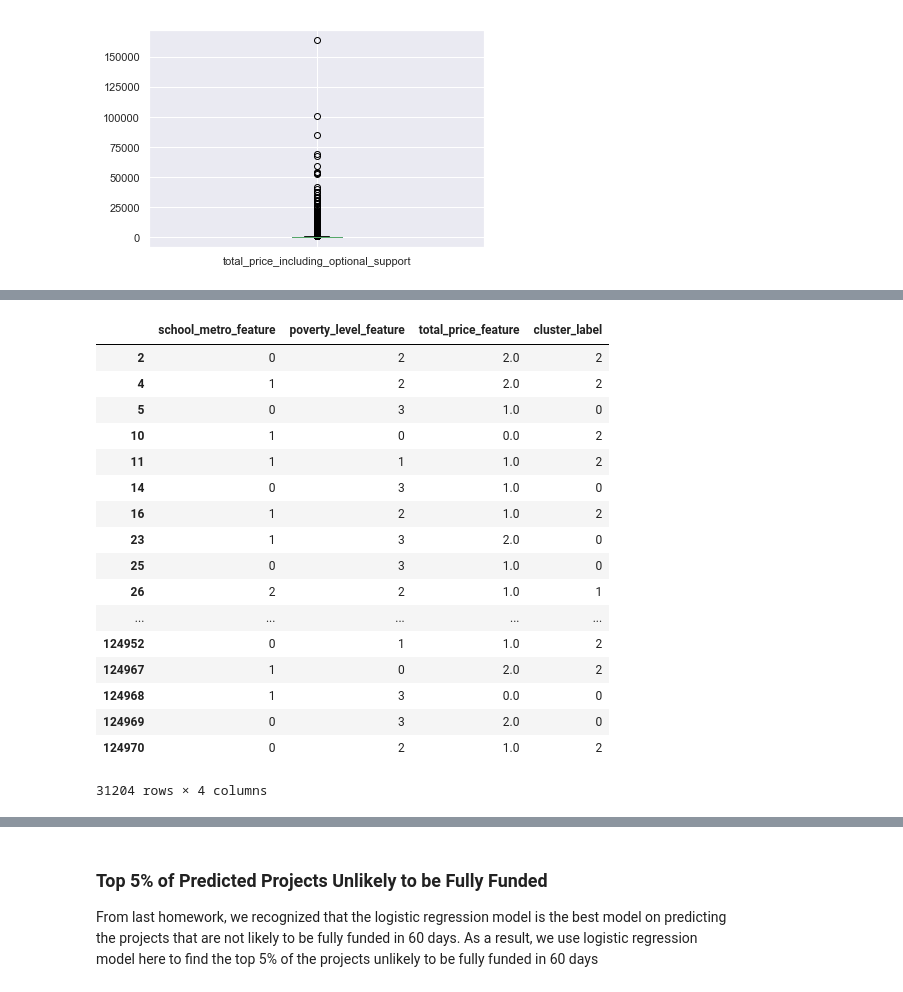
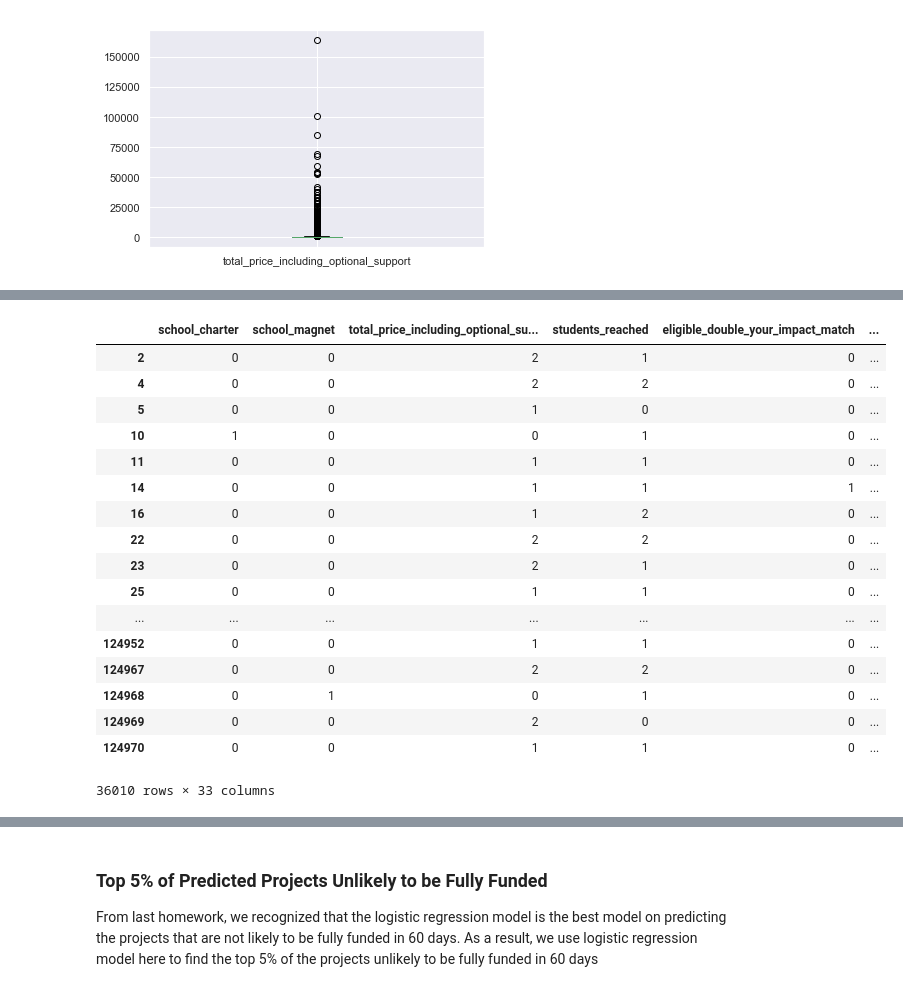
Before and after one commit to jizhao94/MLHW4, a Jupyter notebook: Unsupervised Learning.ipynb, the cells around one changed output, grey strips where cells are left out. Cells and saved outputs as stored; diff of their text form; code cells hidden in the pictures.

```diff
--- a/Unsupervised Learning.ipynb
+++ b/Unsupervised Learning.ipynb
@@ -266,5 +358,0 @@ array(['highest poverty', 'high poverty', 'low poverty',
-# %%
-data['school_metro_feature'] = data['school_metro'].replace(['urban', 'suburban', 'rural'], [0,1,2])
-# %%
-data['poverty_level_feature'] = data['poverty_level'].replace(['low poverty', 'moderate poverty',
-                                                               'high poverty', 'highest poverty'], [0,1,2,3])
@@ -273,8 +420,3 @@ data['total_price_including_optional_support'].plot.box()
 # %% [output]
 <matplotlib.axes._subplots.AxesSubplot at 0x...>
 [figure]
-# %%
-to_be_discretized = 'total_price_including_optional_support'
-data['total_price_feature'] = pd.cut(data[to_be_discretized], bins=[data[to_be_discretized].min(), data[to_be_discretized].quantile(0.25), data[to_be_discretized].quantile(0.75),
-                                              	data[to_be_discretized].max()], labels=[0,1,2], include_lowest=True)
-data['total_price_feature'] = data['total_price_feature'].astype('float')
@@ -283,0 +434,15 @@ to_be_observed = new_features + ['over_60_days']
+# %%
+# Select the features and drop the null values in the features
+# Convert categories to corresponding integers in categorical variables
+features = ['school_metro','school_charter', 'school_magnet',
+            'primary_focus_area', 'secondary_focus_area', 'poverty_level', 'resource_type', 'total_price_including_optional_support',
+           'students_reached', 'eligible_double_your_impact_match']
+to_dummies = ['school_metro', 'primary_focus_area', 'secondary_focus_area', 'resource_type', 'poverty_level']
+replace_to_numbers = ['school_charter', 'school_magnet', 'eligible_double_your_impact_match']
+to_discretize = ['total_price_including_optional_support', 'students_reached']
+for col in replace_to_numbers:
+    data[col] = data[col].replace(['f','t'], [0,1])
+data = to_dummy(data, to_dummies)
+for column in to_discretize:
+    fill_na(data, to_discretize)
+discretize_col(data, to_discretize)
@@ -350,25 +633,25 @@ find_summary_stats_of_cluster(cluster_map, 2)
 # %%
-X_2 = data[to_be_observed]
-X_2 = data[to_be_observed][data[to_be_observed]['over_60_days'] == 1]
-kmeans, y_kmeans = create_clustering_model(X_2[X_2.columns[:-1]], 3)
+# Apply the k-means clustering model only to the observations that do not get fully-funded in 60 days
+X_2 = data_select[data_select['over_60_days'] == 1]
+kmeans, y_kmeans = create_clustering_model(X_2, 3)
 cluster_map_2 = create_cluster_map(X_2[X_2.columns[:-1]], kmeans)
 cluster_map_2
 # %% [output]
-|  | school_metro_feature | poverty_level_feature | total_price_feature | cluster_label |
-| 2 | 0 | 2 | 2.0 | 2 |
-| 4 | 1 | 2 | 2.0 | 2 |
-| 5 | 0 | 3 | 1.0 | 0 |
-| 10 | 1 | 0 | 0.0 | 2 |
-| 11 | 1 | 1 | 1.0 | 2 |
-| 14 | 0 | 3 | 1.0 | 0 |
-| 16 | 1 | 2 | 1.0 | 2 |
-| 23 | 1 | 3 | 2.0 | 0 |
-| 25 | 0 | 3 | 1.0 | 0 |
-| 26 | 2 | 2 | 1.0 | 1 |
-| ... | ... | ... | ... | ... |
-| 124952 | 0 | 1 | 1.0 | 2 |
-| 124967 | 1 | 0 | 2.0 | 2 |
-| 124968 | 1 | 3 | 0.0 | 0 |
-| 124969 | 0 | 3 | 2.0 | 0 |
-| 124970 | 0 | 2 | 1.0 | 2 |
+|  | school_charter | school_magnet | total_price_including_optional_su... | students_reached | eligible_double_your_impact_match | ... |
+| 2 | 0 | 0 | 2 | 1 | 0 | ... |
+| 4 | 0 | 0 | 2 | 2 | 0 | ... |
+| 5 | 0 | 0 | 1 | 0 | 0 | ... |
+| 10 | 1 | 0 | 0 | 1 | 0 | ... |
+| 11 | 0 | 0 | 1 | 1 | 0 | ... |
+| 14 | 0 | 0 | 1 | 1 | 1 | ... |
+| 16 | 0 | 0 | 1 | 2 | 0 | ... |
+| 22 | 0 | 0 | 2 | 2 | 0 | ... |
+| 23 | 0 | 0 | 2 | 1 | 0 | ... |
+| 25 | 0 | 0 | 1 | 1 | 0 | ... |
+| ... | ... | ... | ... | ... | ... | ... |
+| 124952 | 0 | 0 | 1 | 1 | 0 | ... |
+| 124967 | 0 | 0 | 2 | 2 | 0 | ... |
+| 124968 | 0 | 1 | 0 | 1 | 0 | ... |
+| 124969 | 0 | 0 | 2 | 0 | 0 | ... |
+| 124970 | 0 | 0 | 1 | 1 | 0 | ... |
-31204 rows × 4 columns
+36010 rows × 33 columns
```
Also changed, not shown: parts of 46 cells of this notebook.
